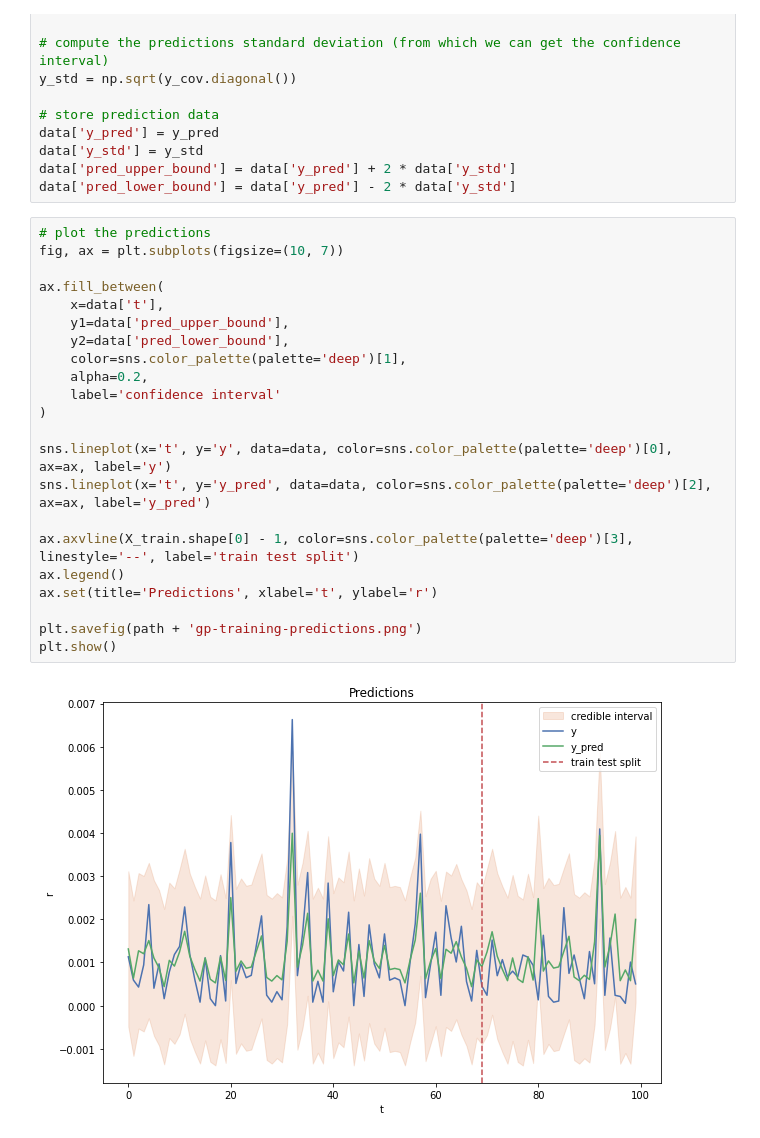
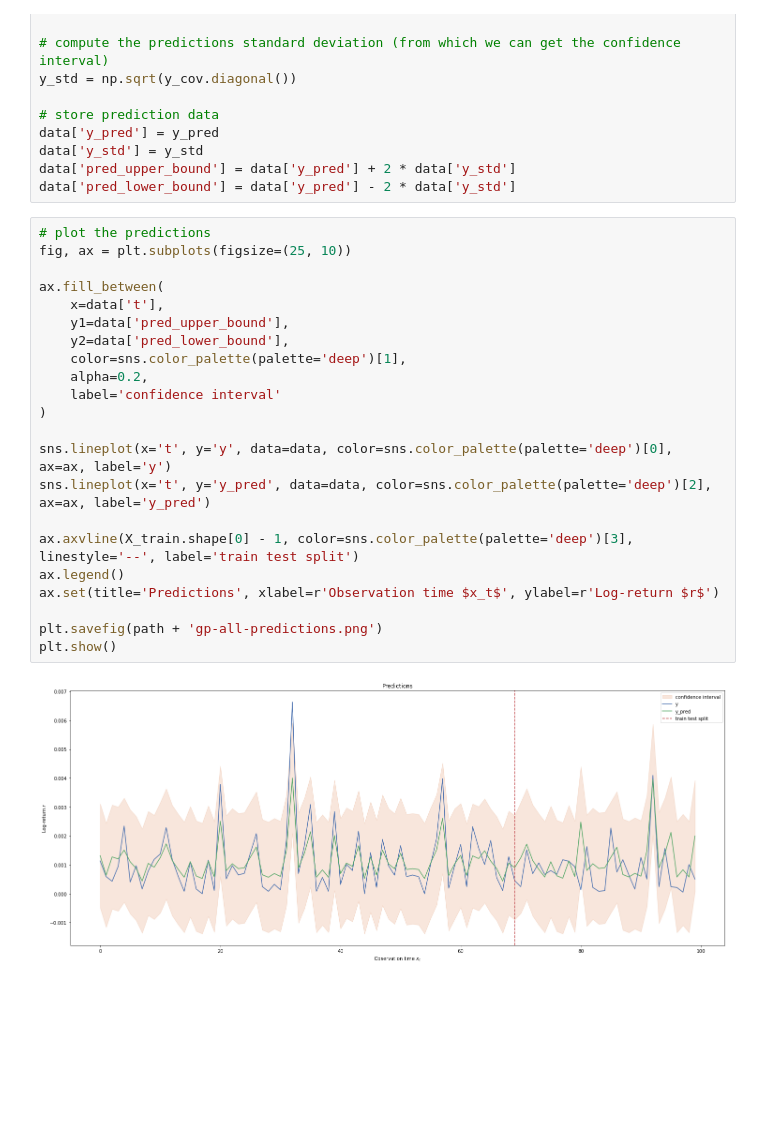
Before and after one commit to gittmp/GPR-for-financial-series, a Jupyter notebook: gaussian_process.ipynb, the cells around one changed output. Drawn from its saved outputs; the diff is of its cells as text; blank space fills up the shorter version.

Commit message:
added more error computations and plots

```diff
--- a/gaussian_process.ipynb
+++ b/gaussian_process.ipynb
@@ -413,25 +436,25 @@ data['pred_upper_bound'] = data['y_pred'] + 2 * data['y_std']
 data['pred_lower_bound'] = data['y_pred'] - 2 * data['y_std']
 # %%
 # plot the predictions
-fig, ax = plt.subplots(figsize=(10, 7))
+fig, ax = plt.subplots(figsize=(25, 10))
 
 ax.fill_between(
     x=data['t'],
     y1=data['pred_upper_bound'],
     y2=data['pred_lower_bound'],
     color=sns.color_palette(palette='deep')[1],
     alpha=0.2,
     label='confidence interval'
 )
 
 sns.lineplot(x='t', y='y', data=data, color=sns.color_palette(palette='deep')[0], ax=ax, label='y')
 sns.lineplot(x='t', y='y_pred', data=data, color=sns.color_palette(palette='deep')[2], ax=ax, label='y_pred')
 
 ax.axvline(X_train.shape[0] - 1, color=sns.color_palette(palette='deep')[3], linestyle='--', label='train test split')
 ax.legend()
-ax.set(title='Predictions', xlabel='t', ylabel='r')
+ax.set(title='Predictions', xlabel=r'Observation time $x_t$', ylabel=r'Log-return $r$')
 
-plt.savefig(path + 'gp-training-predictions.png')
+plt.savefig(path + 'gp-all-predictions.png')
 plt.show()
 # %% [output]
-[figure, old version]
+[figure, new version]
```
Also changed, not shown: parts of 8 cells of this notebook.
